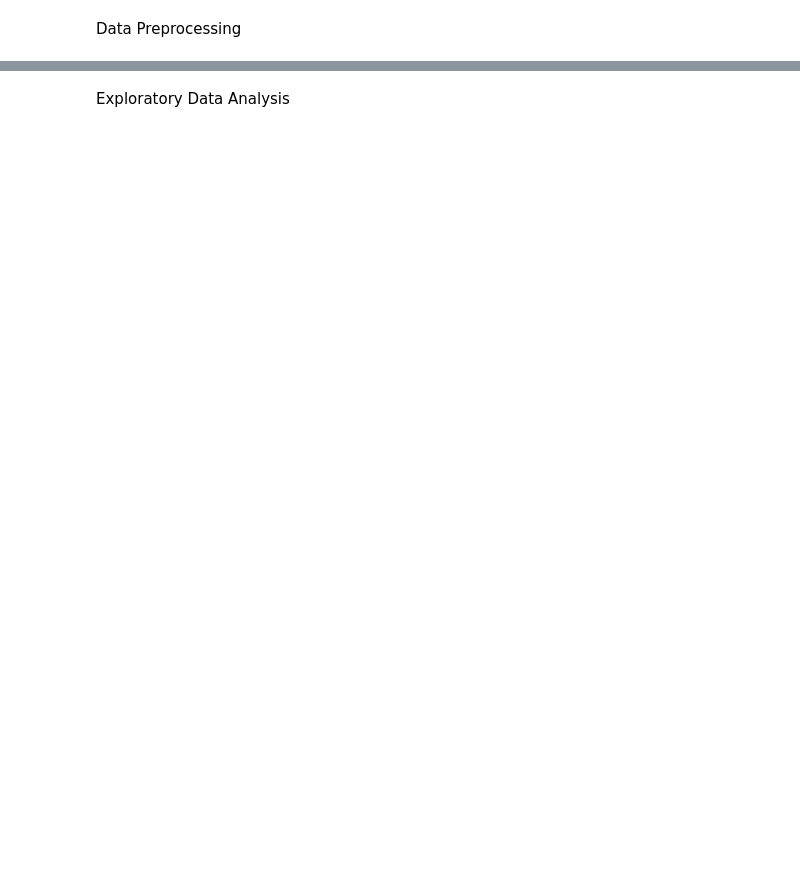
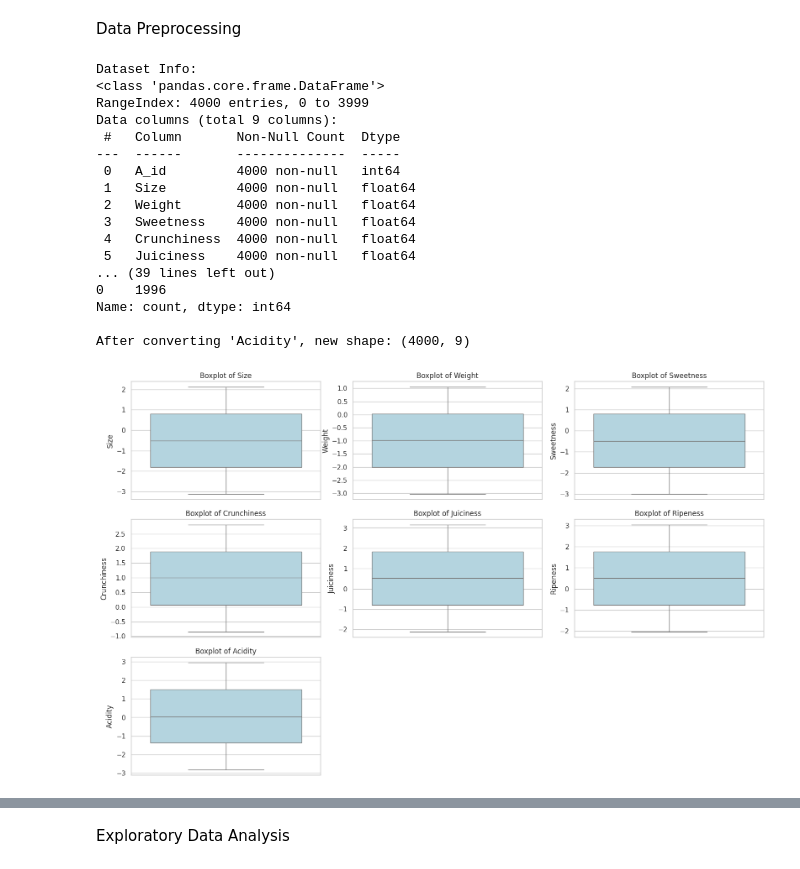
Before and after one commit to ary4m4n03/Golden-Harvesting-A-Predictive-Model-for-Apple-Quality-Assurance, a Jupyter notebook: Golden_Harvesting_A_Predictive_Model_for_Apple_Quality_Assurance.ipynb, the cells around one changed output, grey strips where cells are left out. Cells and saved outputs as stored; diff of their text form; code cells hidden in the pictures; blank space fills up the shorter version.

```diff
--- a/Golden_Harvesting_A_Predictive_Model_for_Apple_Quality_Assurance.ipynb
+++ b/Golden_Harvesting_A_Predictive_Model_for_Apple_Quality_Assurance.ipynb
@@ -35,0 +36,3 @@ import xgboost as xgb
+# %%
+sns.set(style="whitegrid")
+plt.rcParams['figure.figsize'] = (10, 6)
@@ -35,0 +41,4 @@ import xgboost as xgb
+# %%
+data = pd.read_csv("apple_quality.csv")
+print("Dataset loaded successfully.")
+print("Shape of the dataset:", data.shape)
@@ -36,2 +48,75 @@ import xgboost as xgb
 # %% [markdown]
 Data Preprocessing
+# %%
+#initial exploration
+print("\nDataset Info:")
+print(data.info())
+print("\nFirst few rows:")
+print(data.head())
+
+#handling missing values
+print("\nMissing Values(per column):")
+print(data.isnull().sum())
+data = data.dropna()
+print("\nAfter dropping missing values, shape:",data.shape)
+
+#handling categorical data
+data['Quality']=data['Quality'].astype('category').cat.codes
+print("\nEncoded 'Quality' values:\n", data['Quality'].value_counts())
+data['Acidity']=pd.to_numeric(data['Acidity'],errors='coerce')
+data = data.dropna()
+print("\nAfter converting 'Acidity', new shape:",data.shape)
+
+#outlier handling via IQR
+def cap_outliers(df, column):
+    Q1 = df[column].quantile(0.25)
+    Q3 = df[column].quantile(0.75)
+    IQR = Q3 - Q1
+    lower = Q1 - 1.5 * IQR
+    upper = Q3 + 1.5 * IQR
+    df[column] = np.where(df[column] > upper, upper,
+                  np.where(df[column] < lower, lower, df[column]))
+    return df
+numeric_cols = ['Size', 'Weight', 'Sweetness', 'Crunchiness', 'Juiciness', 'Ripeness', 'Acidity']
+for col in numeric_cols:
+    data = cap_outliers(data, col)
+
+plt.figure(figsize=(16, 10))
+for i, col in enumerate(numeric_cols, 1):
+    plt.subplot(3, 3, i)
+    sns.boxplot(y=data[col], color="lightblue")
+    plt.title(f"Boxplot of {col}")
+plt.tight_layout()
+plt.show()
+
+#class balance check
+sns.countplot(x='Quality', data=data, palette='pastel')
+plt.title("Class Distribution (Good vs Bad Quality Apples)")
+plt.xlabel("Quality (0 = Bad, 1 = Good)")
+plt.ylabel("Count")
+plt.show()
+print("\nClass Distribution:\n", data['Quality'].value_counts())
+
+#overview
+print("\nFinal cleaned dataset shape:", data.shape)
+print("\nSample preview of cleaned data:")
+print(data.head())
+# %% [output]
+Dataset Info:
+<class 'pandas.core.frame.DataFrame'>
+RangeIndex: 4000 entries, 0 to 3999
+Data columns (total 9 columns):
+ #   Column       Non-Null Count  Dtype
+---  ------       --------------  -----
+ 0   A_id         4000 non-null   int64
+ 1   Size         4000 non-null   float64
+ 2   Weight       4000 non-null   float64
+ 3   Sweetness    4000 non-null   float64
+ 4   Crunchiness  4000 non-null   float64
+ 5   Juiciness    4000 non-null   float64
+... (39 lines left out)
+0    1996
+Name: count, dtype: int64
+
+After converting 'Acidity', new shape: (4000, 9)
+[figure, added]
```
Also changed, not shown: parts of 17 cells of this notebook.
